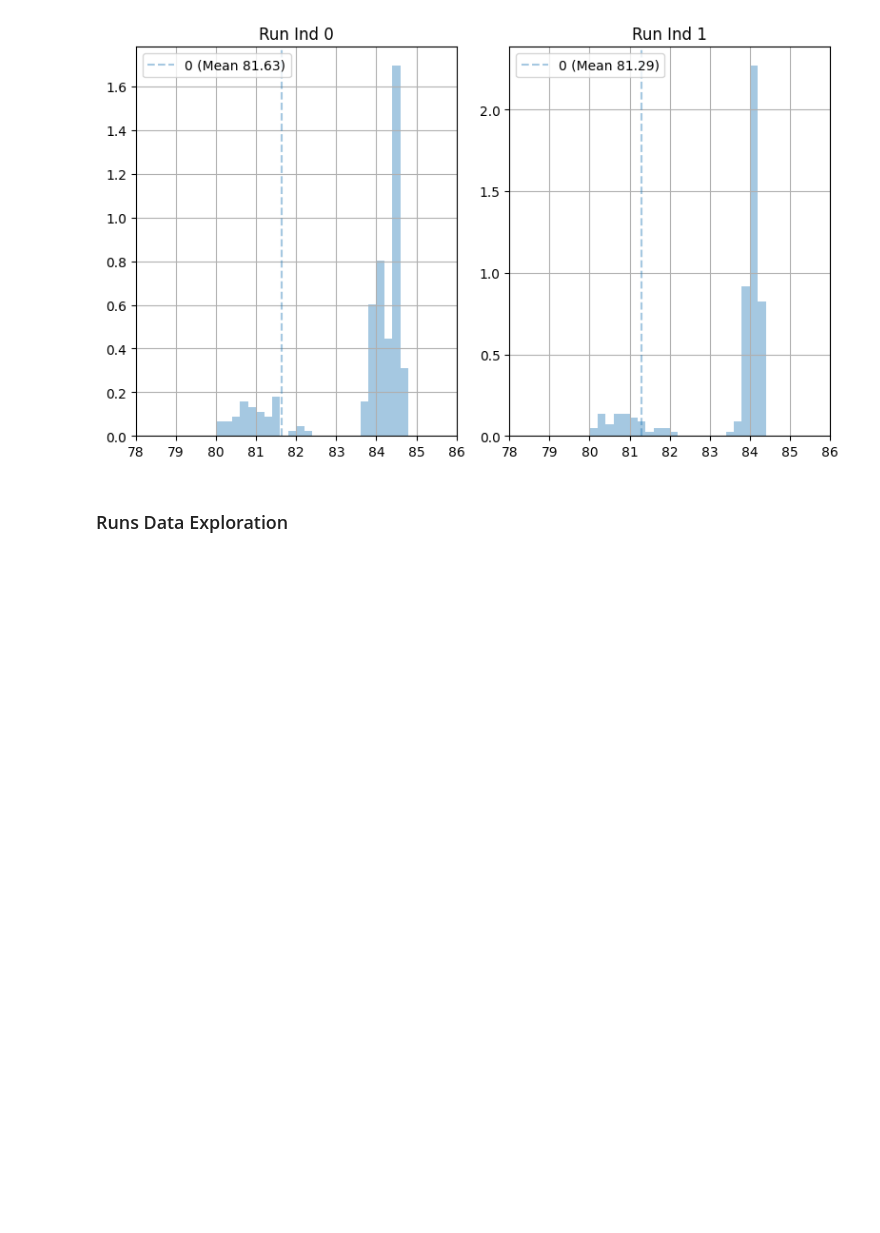
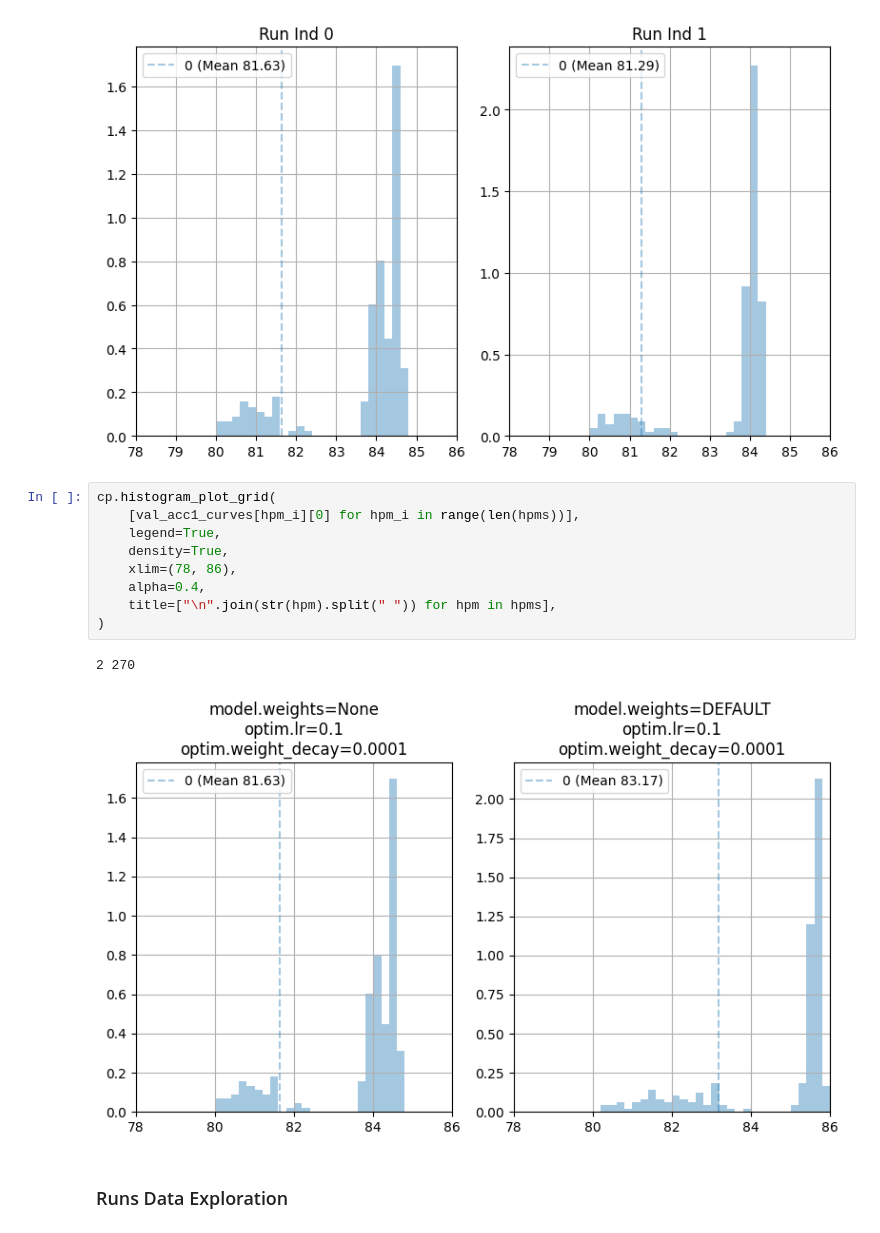
Before and after one commit to drothermel/dr_gen, a Jupyter notebook: notebooks/plot_util_examples.ipynb, the cells around one changed output. Cells and saved outputs as stored; diff of their text form; blank space fills up the shorter version.

```diff
--- a/notebooks/plot_util_examples.ipynb
+++ b/notebooks/plot_util_examples.ipynb
@@ -311,6 +332,18 @@ cp.histogram_plot_grid(
 # %% [output]
 2 270
 [figure]
+# %%
+cp.histogram_plot_grid(
+    [val_acc1_curves[hpm_i][0] for hpm_i in range(len(hpms))],
+    legend=True,
+    density=True,
+    xlim=(78, 86),
+    alpha=0.4,
+    title=["\n".join(str(hpm).split(" ")) for hpm in hpms],
+)
+# %% [output]
+2 270
+[figure, added]
 # %% [markdown]
 ### Runs Data Exploration
 # %%
```
Also changed, not shown: parts of 3 cells of this notebook, 2 other files.
